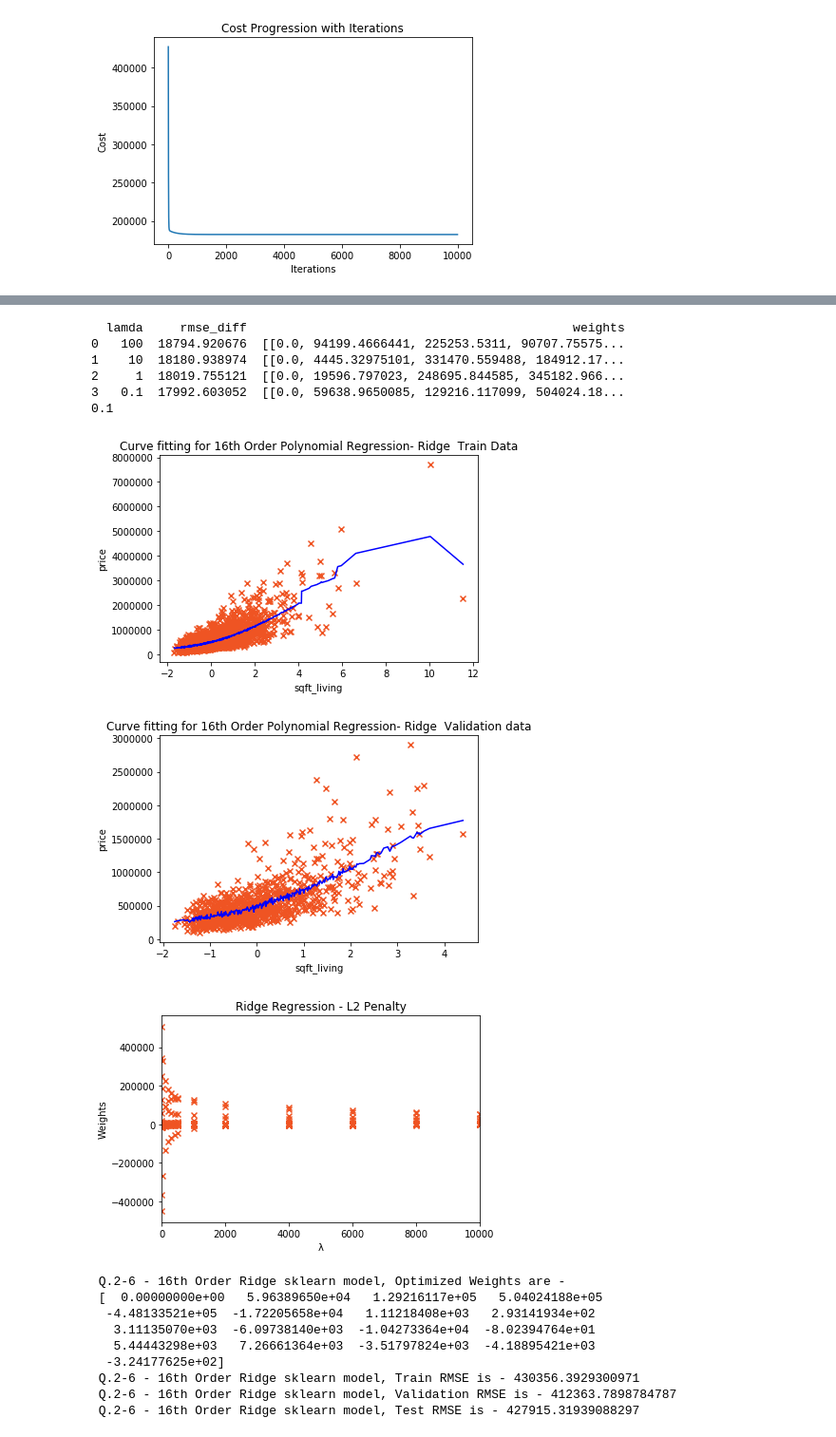
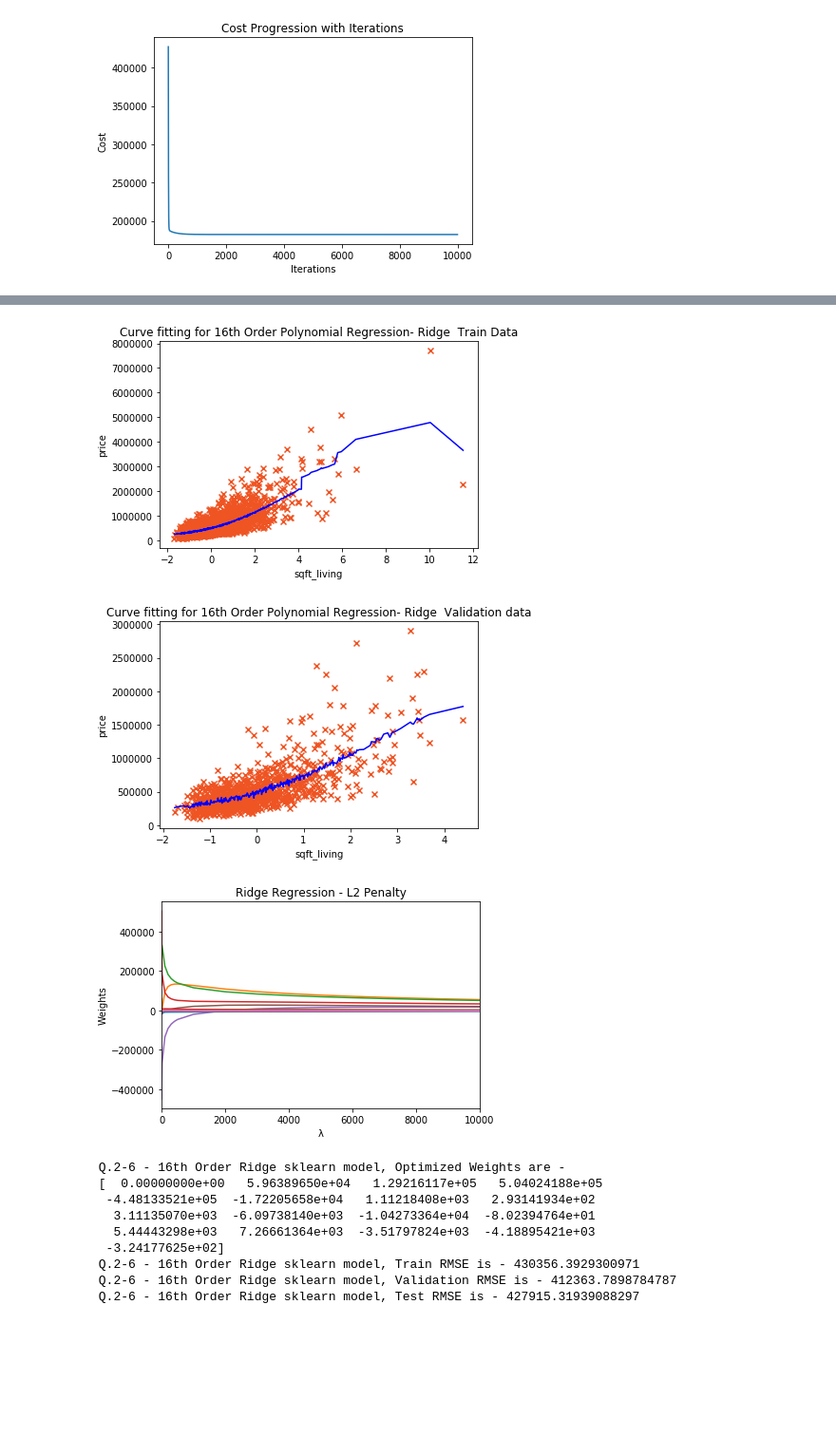
Before and after one commit to MeenakshiParyani/Polynomial-Regression, a Jupyter notebook: Polynomial-Regression.ipynb, the cells around one changed output, grey strips where cells are left out. Shown: that part at 95% size. Saved outputs shown, nothing was run; the diff lists cells and outputs as text; code cells hidden in the pictures; blank space fills up the shorter version.

```diff
--- a/Polynomial-Regression.ipynb
+++ b/Polynomial-Regression.ipynb
@@ -49,7 +49,7 @@ def normalizeData(df, needSort, byColumn, yColumn):
     X = df.drop([yColumn], axis=1)
     #print('----Before norm-----')
     #print(X)
-    X = (X-X.mean())/X.std()
+    X = (X-X.mean(axis=0))/X.std(axis=0)
     #print('----After norm-----')
     #print(X)
     X.insert(0,-1,1)# inserting ones column for beta0
@@ -91,7 +91,7 @@ beta, costs, rmse = gradientDescentUsingMatrix(X, Y, beta, 0.1, 100000)
 y_pred = X * beta.T
 drawPlot(df['x'], df['y'], y_pred, 1, '', 'X', 'Y');
 print(" Q.1-1 - 1st Order Polynomial Regression, Optimized Weights are -\n", beta)
-print(" Q.1-1 - 1st Order Polynomial Regression, RMSE is - " + colored('RMSE is - ' + str(rmse), 'green'))
+print(" Q.1-1 - 1st Order Polynomial Regression, " + colored('RMSE is - ' + str(rmse), 'green'))
 plotCostHistory(costs)
 # %% [output]
 [figure]
@@ -220,13 +220,13 @@ def performRidgePolynomialRegression(df, learning_rate, iters, order, lamda, xhe
     beta, rmse, costs = ridgeGradientDescent(X, Y, learning_rate, iters, lamda)
     y_pred = XM * beta
     if(draw):
-        drawPlot(Xcord, Ycord, y_pred, order,'- Ridge Gradient Descent ' + title , 'X', 'Y');
+        drawPlot(Xcord, Ycord, y_pred, order,'- Ridge Gradient Descent ' + title , xheader, yheader);
     return beta, rmse, costs, X
 
 df = data1;
 beta, rmse, costs, x = performRidgePolynomialRegression(df, 0.1, 10000, 16, 0.1, 'x', 'y', True, '')
 print(" Q.1-5 - 16th Order Ridge Polynomial Regression, Optimized Weights are -\n", beta.ravel())
-print(" Q.1-5 - 16th Order Ridge Polynomial Regression, " + colored('RMSE is - ' + str(rmse), 'green'))
+print(" \nQ.1-5 - 16th Order Ridge Polynomial Regression, " + colored('RMSE is - ' + str(rmse), 'green'))
 plotCostHistory(costs)
 # %% [output]
 [figure]
@@ -419,5 +421,14 @@ plotCostHistory(costsTrain)
  Q.2-4 - 16th Order Polynomial Regression, Train RMSE is - 182186.96772281028
  Q.2-4 - 16th Order Polynomial Regression, Test RMSE is - 187160.48006343946
 [figure]
+# %%
+def plotWeightsWithL2Penalty(x, y, title, xlimit):
+    plt.ylabel('Weights');
+    plt.xlabel('λ');
+    plt.title(title)
+    ax = plt.gca()
+    ax.plot(x, y)
+    plt.xlim( (0, xlimit) )
+    plt.show()
 # %%
 # Q.2-5 16th Order Ridge Polynomal Regression with Test, Train and Validation data
@@ -493,55 +492,49 @@ plotCostHistory(costsTrain)
 # %%
 # 2-6 16th Order Polynomial Regression scikit-learn Ridge model
 
 df = data2;
 X_train, X_val, X_test, y_train, y_val, y_test = split_data_test_train_val(df[['sqft_living']], df[['price']])
 
-lamdas = [10000, 8000, 6000, 4000, 2000, 1000, 500, 400, 300, 200, 100, 10, 1, 0.1 ]
+lamdas =  [10000, 9000, 8000, 7000, 6000, 5000, 4000, 3000, 2000, 1000, 500, 400, 300, 200, 100, 10, 1, 0.1 ]
 betas = []
 scores = pd.DataFrame(columns=['lamda','rmse_diff', 'weights'])
 i=0
 for l in lamdas:
     XTrain, YTrain, betaTrain, rmseTrain = sklearn_ridge_polynomial_regression(pd.concat([X_train, y_train], axis=1), 16, 'sqft_living', 'price', True, l, False, '')
-    betas.append(betaTrain)
+    betas.append(betaTrain.ravel())
     XVal, YVal, betaVal, rmseVal = sklearn_ridge_polynomial_regression(pd.concat([X_val, y_val], axis=1), 16, 'sqft_living', 'price', True, l, False, '')
-    if(l <=100):
+    if(l <=100 and l>=0.1):
         scores.loc[i] = pd.Series({'lamda':l, 'rmse_diff':abs(rmseTrain-rmseVal), 'weights' : betaTrain})
         i=i+1
 least_rmse_comb = scores['rmse_diff'].idxmin()
-print(scores)
+#print(scores)
 lam = scores.iloc[[least_rmse_comb]]['lamda'][least_rmse_comb]
-print(lam)
+#print(lam)
 XTrain, YTrain, betaTrain, rmseTrain = sklearn_ridge_polynomial_regression(pd.concat([X_train, y_train], axis=1), 16, 'sqft_living', 'price', True, lam, True, ' Train Data')
 XVal, YVal, betaVal, rmseVal = sklearn_ridge_polynomial_regression(pd.concat([X_val, y_val], axis=1), 16, 'sqft_living', 'price', True, lam, True, ' Validation data')
-plotWeightsWithL2Penalty(lamdas, betas, 'Ridge Regression - L2 Penalty', 10000)
+plotWeightsWithL2Penalty(lamdas,betas, 'Ridge Regression - L2 Penalty', 10000)
 
 dfTest = pd.concat([X_test, y_test], axis=1)
 dfTest = generatePolynomialInput(dfTest, 16, 'sqft_living')
 X_test, y_test = normalizeData(dfTest, False ,'', 'price')
 rmseTest = get_rmse_l2(np.matrix(X_test), np.matrix(y_test), betaTrain.T, lam)
 print(" Q.2-6 - 16th Order Ridge sklearn model, Optimized Weights are -\n", betaTrain.ravel())
 print(" Q.2-6 - 16th Order Ridge sklearn model, " + colored('Train RMSE is - ' + str(rmseTrain), 'green'))
 print(" Q.2-6 - 16th Order Ridge sklearn model, " + colored('Validation RMSE is - ' + str(rmseVal), 'green'))
 print(" Q.2-6 - 16th Order Ridge sklearn model, " + colored('Test RMSE is - ' + str(rmseTest), 'green'))
 # %% [output]
-  lamda     rmse_diff                                            weights
-0   100  18794.920676  [[0.0, 94199.4666441, 225253.5311, 90707.75575...
-1    10  18180.938974  [[0.0, 4445.32975101, 331470.559488, 184912.17...
-2     1  18019.755121  [[0.0, 19596.797023, 248695.844585, 345182.966...
-3   0.1  17992.603052  [[0.0, 59638.9650085, 129216.117099, 504024.18...
-0.1
 [figure]
 [figure]
-[figure, old version]
+[figure, new version]
- Q.2-6 - 16th Order Ridge sklearn model, Optimized Weights are -
- [  0.00000000e+00   5.96389650e+04   1.29216117e+05   5.04024188e+05
-  -4.48133521e+05  -1.72205658e+04   1.11218408e+03   2.93141934e+02
-   3.11135070e+03  -6.09738140e+03  -1.04273364e+04  -8.02394764e+01
-   5.44443298e+03   7.26661364e+03  -3.51797824e+03  -4.18895421e+03
-  -3.24177625e+02]
- Q.2-6 - 16th Order Ridge sklearn model, Train RMSE is - 430356.3929300971
- Q.2-6 - 16th Order Ridge sklearn model, Validation RMSE is - 412363.7898784787
- Q.2-6 - 16th Order Ridge sklearn model, Test RMSE is - 427915.31939088297
+ Q.2-6 - 16th Order Ridge sklearn model, Optimized Weights are -
+ [  0.00000000e+00   5.96389650e+04   1.29216117e+05   5.04024188e+05
+  -4.48133521e+05  -1.72205658e+04   1.11218408e+03   2.93141934e+02
+   3.11135070e+03  -6.09738140e+03  -1.04273364e+04  -8.02394764e+01
+   5.44443298e+03   7.26661364e+03  -3.51797824e+03  -4.18895421e+03
+  -3.24177625e+02]
+ Q.2-6 - 16th Order Ridge sklearn model, Train RMSE is - 430356.3929300971
+ Q.2-6 - 16th Order Ridge sklearn model, Validation RMSE is - 412363.7898784787
+ Q.2-6 - 16th Order Ridge sklearn model, Test RMSE is - 427915.31939088297
 # %%
 # 2-7 16th Order Polynomial Regression scikit-learn Lasso model
 
```
Also changed, not shown: parts of 11 cells of this notebook.
